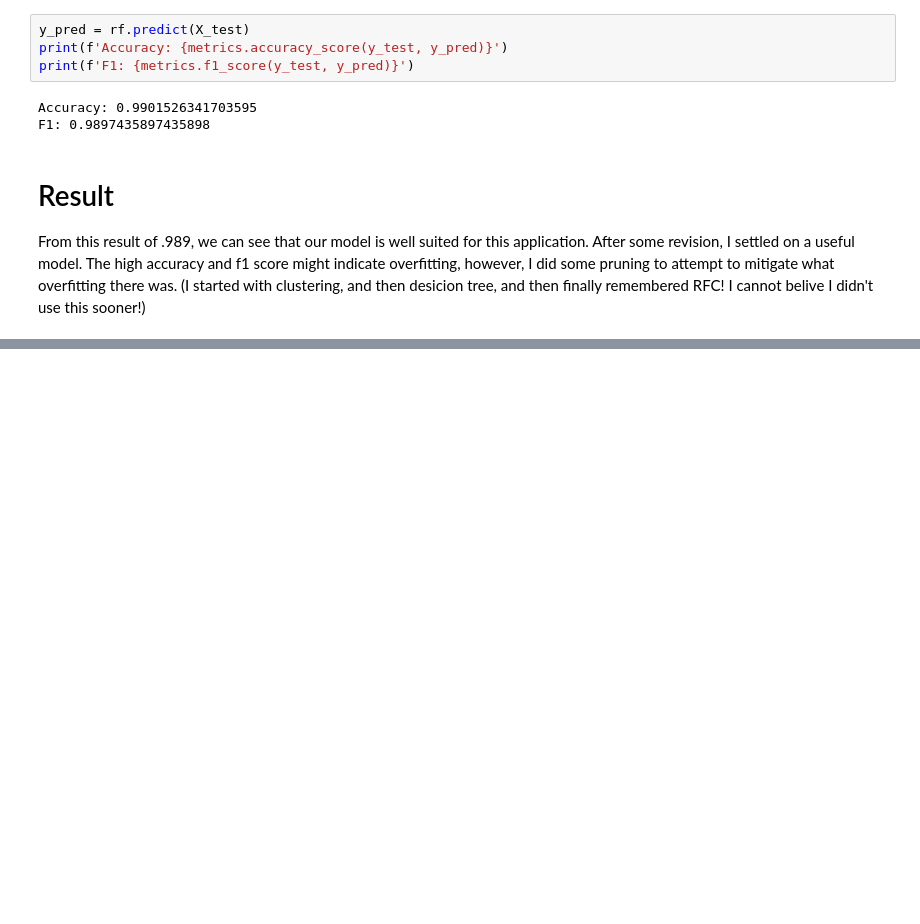
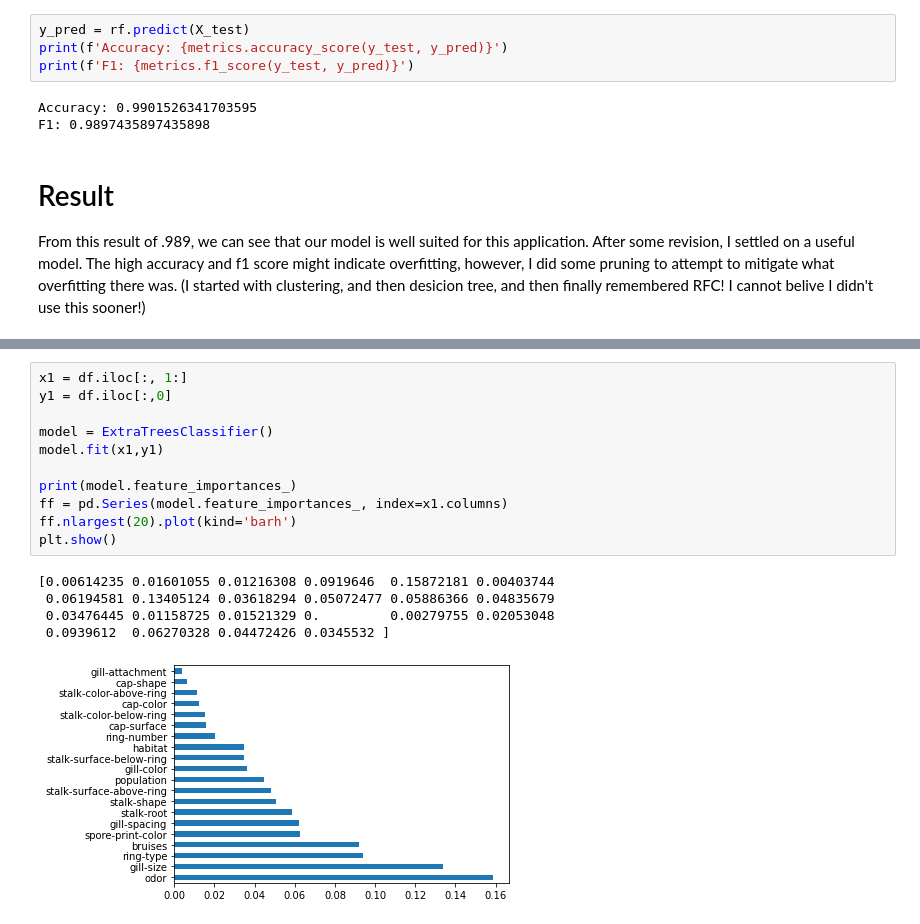
Before and after one commit to CodingMyWolf/Mushroom-Classifier, a Jupyter notebook: data/nb.ipynb, the cells around one changed output, grey strips where cells are left out. Cells and saved outputs as stored; diff of their text form; blank space fills up the shorter version.

```diff
--- a/data/nb.ipynb
+++ b/data/nb.ipynb
@@ -102,0 +113,17 @@ After some revision, I settled on a useful model. The high accuracy and f1 score
+# %%
+x1 = df.iloc[:, 1:]
+y1 = df.iloc[:,0]
+
+model = ExtraTreesClassifier()
+model.fit(x1,y1)
+
+print(model.feature_importances_)
+ff = pd.Series(model.feature_importances_, index=x1.columns)
+ff.nlargest(20).plot(kind='barh')
+plt.show()
+# %% [output]
+[0.00614235 0.01601055 0.01216308 0.0919646  0.15872181 0.00403744
+ 0.06194581 0.13405124 0.03618294 0.05072477 0.05886366 0.04835679
+ 0.03476445 0.01158725 0.01521329 0.         0.00279755 0.02053048
+ 0.0939612  0.06270328 0.04472426 0.0345532 ]
+[figure, added]
```
Also changed, not shown: parts of 12 cells of this notebook, 7 other files.
